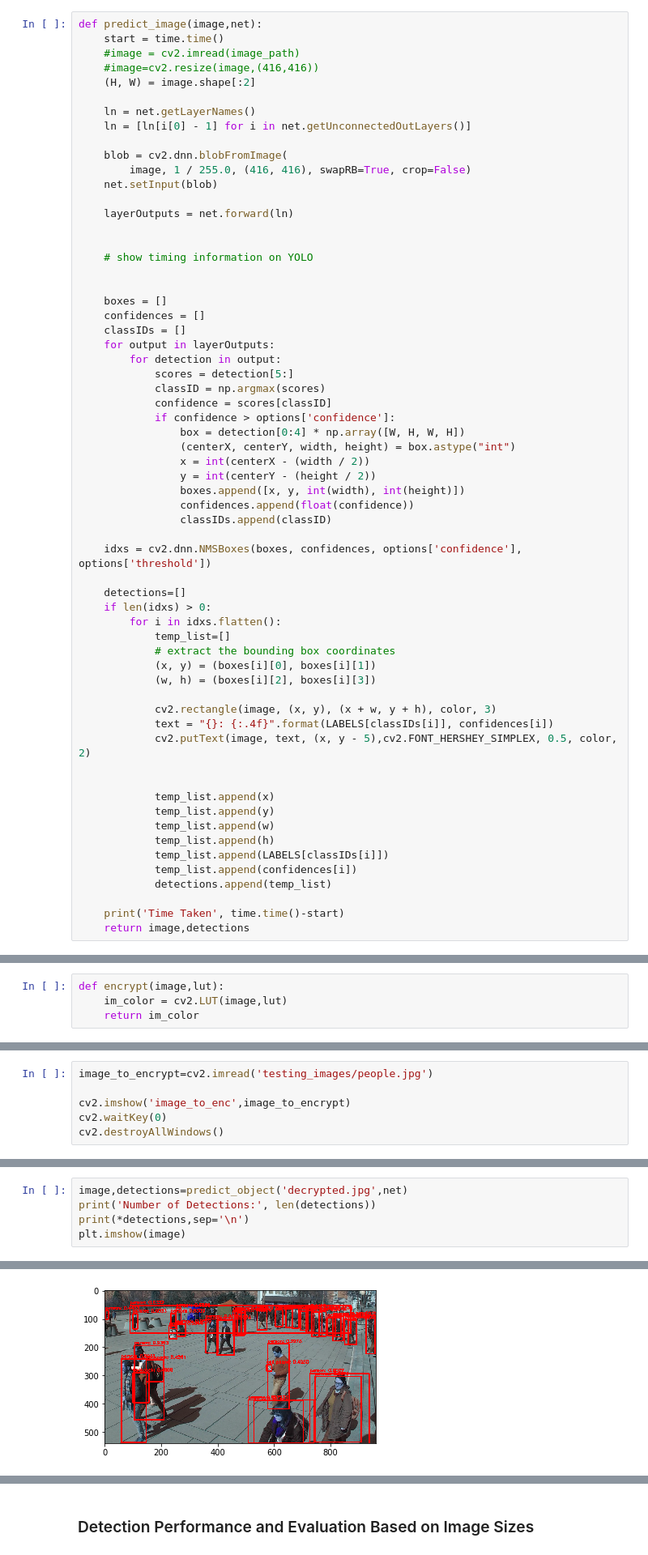
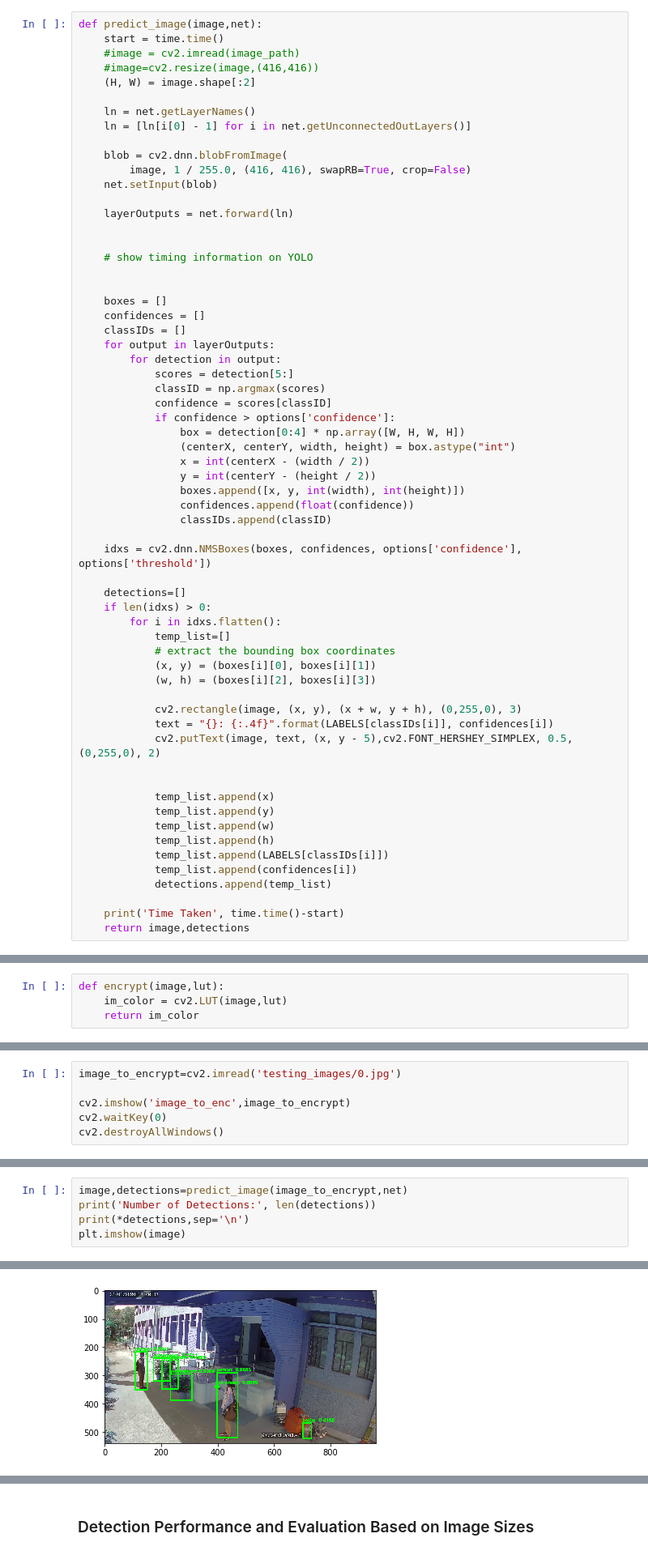
Before and after one commit to siddu1998/Internship-Indian-Institute-of-Science, a Jupyter notebook: RP1/Code/Detection Frequency Experiment.ipynb, the cells around one changed output, grey strips where cells are left out. Shown at 81% size. Drawn from its saved outputs; the diff is of its cells as text.

```diff
--- a/RP1/Code/Detection Frequency Experiment.ipynb
+++ b/RP1/Code/Detection Frequency Experiment.ipynb
@@ -186,9 +191,9 @@ def predict_image(image,net):
             (x, y) = (boxes[i][0], boxes[i][1])
             (w, h) = (boxes[i][2], boxes[i][3])
 
-            cv2.rectangle(image, (x, y), (x + w, y + h), color, 3)
+            cv2.rectangle(image, (x, y), (x + w, y + h), (0,255,0), 3)
             text = "{}: {:.4f}".format(LABELS[classIDs[i]], confidences[i])
-            cv2.putText(image, text, (x, y - 5),cv2.FONT_HERSHEY_SIMPLEX, 0.5, color, 2)
+            cv2.putText(image, text, (x, y - 5),cv2.FONT_HERSHEY_SIMPLEX, 0.5, (0,255,0), 2)
 
 
             temp_list.append(x)
@@ -381,7 +386,7 @@ cpdef unsigned char[:,:, :] decrypt(numpy.ndarray lut, unsigned char [:,:,:] im_
 # %% [output]
 [interactive output not drawn]
 # %%
-image_to_encrypt=cv2.imread('testing_images/people.jpg')
+image_to_encrypt=cv2.imread('testing_images/0.jpg')
 
 cv2.imshow('image_to_enc',image_to_encrypt)
 cv2.waitKey(0)
@@ -409,5 +462,5 @@ plt.imshow(dec)
 # %%
-image,detections=predict_object('decrypted.jpg',net)
+image,detections=predict_image(image_to_encrypt,net)
 print('Number of Detections:', len(detections))
 print(*detections,sep='\n')
 plt.imshow(image)
@@ -432,5 +477,5 @@ Number of Detections: 36
 <matplotlib.image.AxesImage at 0x...>
-[figure, old version]
+[figure, new version]
 # %%
 image,detections=predict_object('encrypted.jpg',net)
 print('Number of Detections:', len(detections))
```
Also changed, not shown: parts of 41 cells of this notebook.
